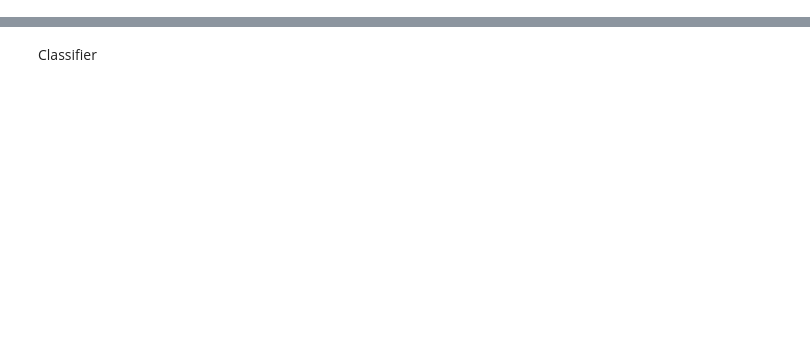
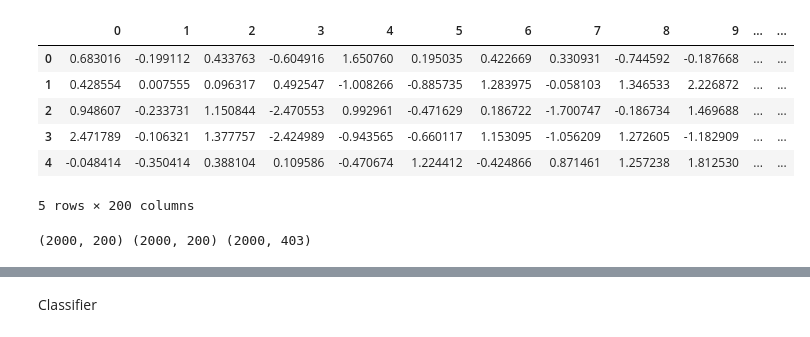
Before and after one commit to immanuelazn/w281_final_galaxy_zoo, a Jupyter notebook: classifier.ipynb, the cells around one changed output, grey strips where cells are left out. Cells and saved outputs as stored; diff of their text form; code cells hidden in the pictures; blank space fills up the shorter version.

```diff
--- a/classifier.ipynb
+++ b/classifier.ipynb
@@ -199,0 +256,28 @@ df_train_processed_pca.to_csv('./df_train_processed_pca')
+# %%
+# feature normarlization since we only pick up top 200. z score normalization
+
+from sklearn.preprocessing import StandardScaler
+
+def feature_normalization(df_feature):
+  scaler = StandardScaler()
+  normalized_features = scaler.fit_transform(df_feature.values)
+  df_normalized = pd.DataFrame(normalized_features, columns=df_feature.columns)
+  return df_normalized
+# %%
+df_top_100_feature_pca_1_normalized = feature_normalization(df_top_100_feature_pca_1)
+df_top_100_feature_pca_2_normalized = feature_normalization(df_top_100_feature_pca_2)
+# %%
+df_top_100_feature_pca_1_normalized.head(5)
+# %% [output]
+|  | 0 | 1 | 2 | 3 | 4 | 5 | 6 | 7 | 8 | 9 | ... | ... |
+| 0 | 0.683016 | -0.199112 | 0.433763 | -0.604916 | 1.650760 | 0.195035 | 0.422669 | 0.330931 | -0.744592 | -0.187668 | ... | ... |
+| 1 | 0.428554 | 0.007555 | 0.096317 | 0.492547 | -1.008266 | -0.885735 | 1.283975 | -0.058103 | 1.346533 | 2.226872 | ... | ... |
+| 2 | 0.948607 | -0.233731 | 1.150844 | -2.470553 | 0.992961 | -0.471629 | 0.186722 | -1.700747 | -0.186734 | 1.469688 | ... | ... |
+| 3 | 2.471789 | -0.106321 | 1.377757 | -2.424989 | -0.943565 | -0.660117 | 1.153095 | -1.056209 | 1.272605 | -1.182909 | ... | ... |
+| 4 | -0.048414 | -0.350414 | 0.388104 | 0.109586 | -0.470674 | 1.224412 | -0.424866 | 0.871461 | 1.257238 | 1.812530 | ... | ... |
+5 rows × 200 columns
+# %%
+df_train_reduced_preprocessed_pca_1_2 = pd.concat([df_train, df_top_100_feature_pca_1_normalized, df_top_100_feature_pca_2_normalized], axis=1)
+print(df_top_100_feature_pca_1.shape, df_top_100_feature_pca_2.shape, df_train_reduced_preprocessed_pca_1_2.shape)
+# %% [output]
+(2000, 200) (2000, 200) (2000, 403)
```
Also changed, not shown: parts of 21 cells of this notebook.
